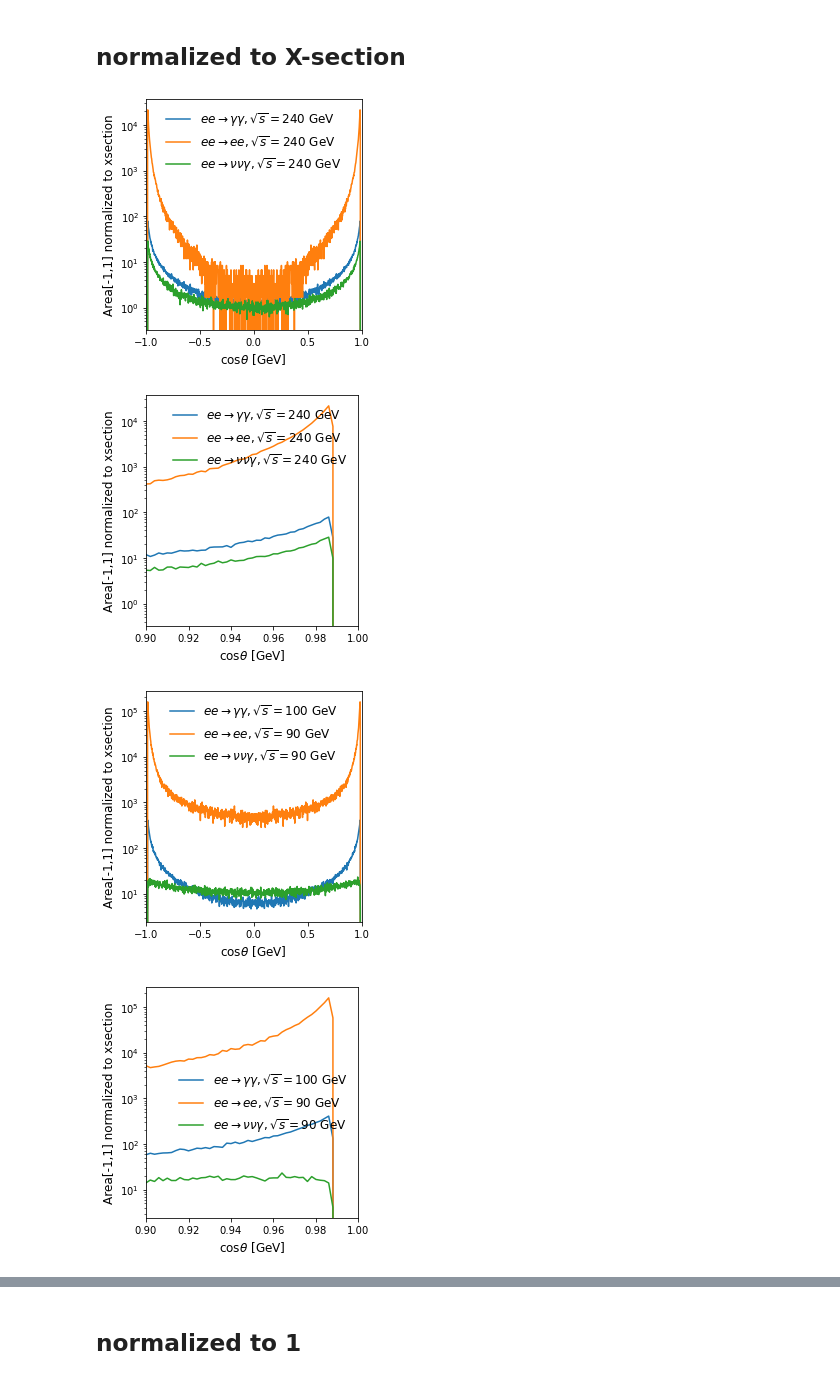
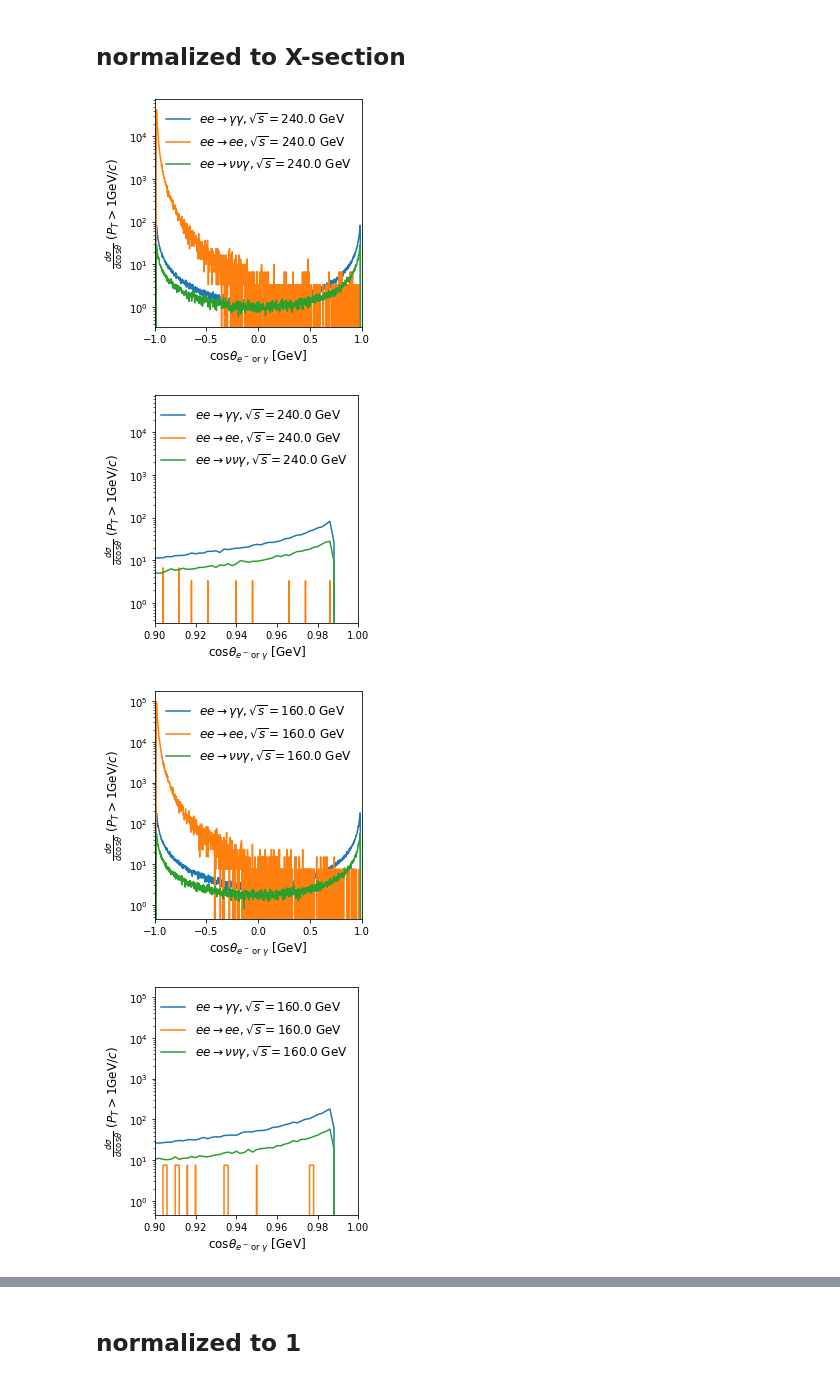
Before and after one commit to lhprojects/ee2gammagamma, a Jupyter notebook: ee2gammagamma.ipynb, the cells around one changed output, grey strips where cells are left out. Cells and saved outputs as stored; diff of their text form; code cells hidden in the pictures.

```diff
--- a/ee2gammagamma.ipynb
+++ b/ee2gammagamma.ipynb
@@ -304,3 +627,7 @@ X-section [  0.3237   1.941   24.87   104.6     26.07    13.39     9.03     7.03
+# %%
+ee2ee_folder="run_madgraph\PROC_sm_1"
+ee2aa_folder="run_madgraph\PROC_sm_0"
+ee2nna_folder="run_madgraph\PROC_sm_3"
 # %% [markdown]
 # X-section vs $\sqrt{s}$
 # %%
@@ -385,7 +694,7 @@ def read_file(filename, pdg):
         vectors = []
         for line in lines:
             line = line.lstrip()
-            if line.startswith(pdg) or line.startswith(pdg_):
+            if line.startswith(pdg) and not line.startswith(pdg_):
                 line = line.replace("  ", " ").replace("  "," ").replace("  "," ").replace("  "," ")
                 items = line.split(" ")
                 if int(items[1]) == 1:
@@ -402,7 +711,7 @@ def read_proc(folder, pdg, runs):
     return kins
 
 
-ee2aa_kins = read_proc(ee2aa_folder, 22, ee2aa_runs)
+ee2aa_kins = read_proc(ee2aa_folder, pdg=22, runs=ee2aa_runs)
 ee2ee_kins = read_proc(ee2ee_folder, pdg=11, runs=ee2ee_runs)
 ee2nna_kins = read_proc(ee2nna_folder, pdg=22, runs=ee2nna_runs)
 # %%
@@ -451,7 +760,10 @@ plot_proc(ee2nna_kins, ee2nna_sqrts,title=r"$ee\rightarrow \nu\nu\gamma$")
 # %% [markdown]
 # compare polar angel distributions
 # %%
-def compare_costheta(sqrts, normal="xsection", savefig=False):
+x_section_norm=r"$\frac{d\sigma}{d\cos\theta}$ ($P_T>1{\rm GeV}/c$)"
+unit_norm=r"$\frac{d\sigma}{\sigma d\cos\theta}$ ($P_T>1{\rm GeV}/c$)"
+
+def compare_costheta(sqrts, normal=x_section_norm, savefig=False):
 
     for d, rng in enumerate([(-1,1), (0.9, 1.0)]):
 
@@ -464,11 +776,15 @@ def compare_costheta(sqrts, normal="xsection", savefig=False):
         xsection = ee2aa_xsection[idx]
 
         costheta, edges = np.histogram(kin[:,2]/kin[:,3], bins=1000, range=(-1,1), density=True)
-        if normal == "xsection":
+        # costheta =
+        # dn/Delta costheta/N
+        # dsigma/Delta costheta/sigma
+
+        if normal == x_section_norm:
             costheta *= xsection
         else:
             costheta *= 1
-        plt.plot(edges[1:], costheta, label=r"$ee\rightarrow\gamma\gamma, \sqrt{s}=%.0f$ GeV"%sqrts_)
+        plt.plot(edges[1:], costheta, label=r"$ee\rightarrow\gamma\gamma, \sqrt{s}=%.1f$ GeV"%sqrts_)
 
 
 
@@ -478,11 +794,11 @@ def compare_costheta(sqrts, normal="xsection", savefig=False):
         kin = ee2ee_kins[idx]
         xsection = ee2ee_xsection[idx]
         costheta, edges = np.histogram(kin[:,2]/kin[:,3], bins=1000, range=(-1,1), density=True)
-        if normal == "xsection":
+        if normal == x_section_norm:
             costheta *= xsection
         else:
             costheta *= 1
-        plt.plot(edges[1:], costheta, label=r"$ee\rightarrow ee, \sqrt{s}=%.0f$ GeV"%sqrts_)
+        plt.plot(edges[1:], costheta, label=r"$ee\rightarrow ee, \sqrt{s}=%.1f$ GeV"%sqrts_)
 
 
         #print(ee2nna_sqrts)
@@ -491,18 +807,18 @@ def compare_costheta(sqrts, normal="xsection", savefig=False):
         kin = ee2nna_kins[idx]
         xsection = ee2nna_xsection[idx]
         costheta, edges = np.histogram(kin[:,2]/kin[:,3], bins=1000, range=(-1,1), density=True)
-        if normal == "xsection":
+        if normal == x_section_norm:
             costheta *= xsection
         else:
             costheta *= 1
-        plt.plot(edges[1:], costheta, label=r"$ee\rightarrow \nu\nu\gamma, \sqrt{s}=%.0f$ GeV"%sqrts_)
+        plt.plot(edges[1:], costheta, label=r"$ee\rightarrow \nu\nu\gamma, \sqrt{s}=%.1f$ GeV"%sqrts_)
 
 
-        plt.xlabel(r"$\cos\theta$ [GeV]", fontsize="large")
-        if normal == "xsection":
-            plt.ylabel(r"Area[-1,1] normalized to xsection", fontsize="large")
+        plt.xlabel(r"$\cos\theta_{e^- \;{\rm or}\; \gamma}$ [GeV]", fontsize="large")
+        if normal == x_section_norm:
+            plt.ylabel(x_section_norm, fontsize="large")
         else:
-            plt.ylabel(r"Area[-1,1] normalized to 1", fontsize="large")
+            plt.ylabel(unit_norm, fontsize="large")
         plt.xlim(rng)
 
         plt.title("")
@@ -516,12 +832,12 @@ def compare_costheta(sqrts, normal="xsection", savefig=False):
 # %% [markdown]
 ## normalized to X-section
 # %%
-compare_costheta(sqrts=239.9, normal="xsection", savefig=True)
+compare_costheta(sqrts=239.9, normal=x_section_norm, savefig=True)
 # %% [output]
-[figure, old version]
+[figure, new version]
-[figure, old version]
+[figure, new version]
 # %%
-compare_costheta(sqrts=89.9, normal="xsection", savefig=True)
+compare_costheta(sqrts=160, normal=x_section_norm, savefig=True)
 # %% [output]
-[figure, old version]
+[figure, new version]
-[figure, old version]
+[figure, new version]
```
Also changed, not shown: parts of 9 cells of this notebook, 8 other files.
